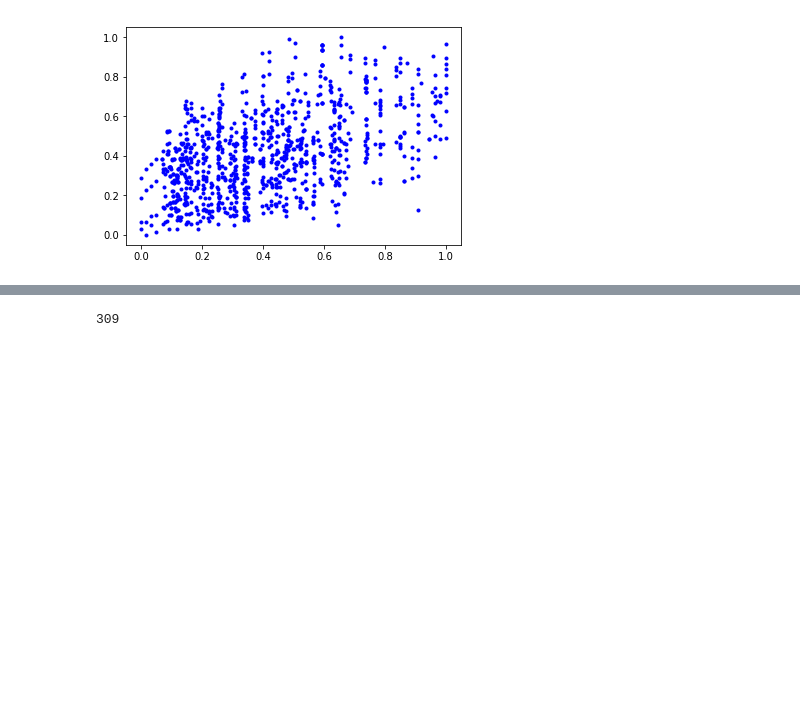
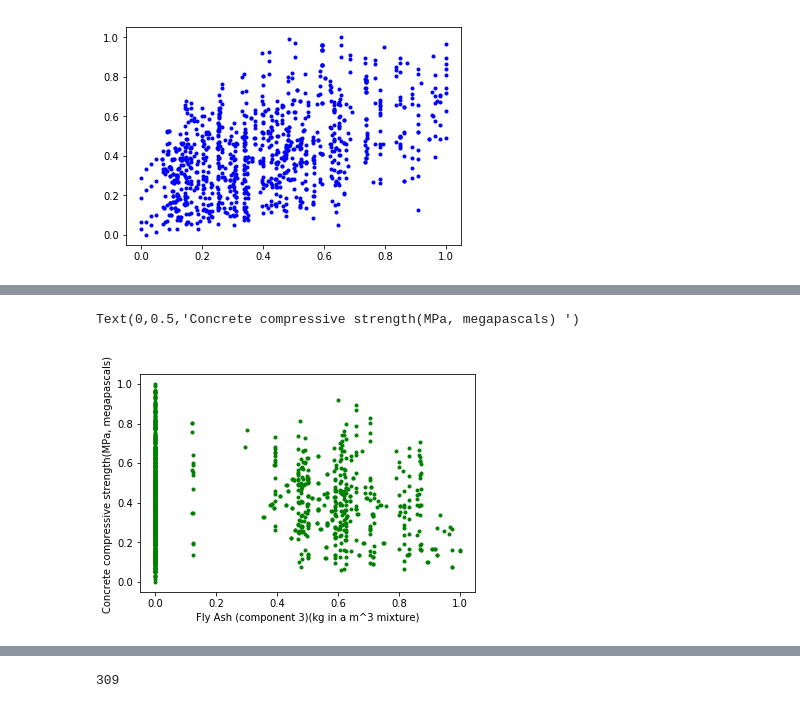
Before and after one commit to shivvignesh/Estimating-the-strength-of-concrete-mixture.-, a Jupyter notebook: compressive strength of Concrete .ipynb, the cells around one changed output, grey strips where cells are left out. Cells and saved outputs as stored; diff of their text form; code cells hidden in the pictures; blank space fills up the shorter version.

```diff
--- a/compressive strength of Concrete .ipynb
+++ b/compressive strength of Concrete .ipynb
@@ -139,0 +107,7 @@ plt.plot(x7,y,"b.")
+# %%
+plt.plot(x3,y,"g.")
+plt.xlabel('Fly Ash (component 3)(kg in a m^3 mixture)')
+plt.ylabel('Concrete compressive strength(MPa, megapascals) ')
+# %% [output]
+Text(0,0.5,'Concrete compressive strength(MPa, megapascals) ')
+[figure, added]
```
Also changed, not shown: parts of 15 cells of this notebook.
